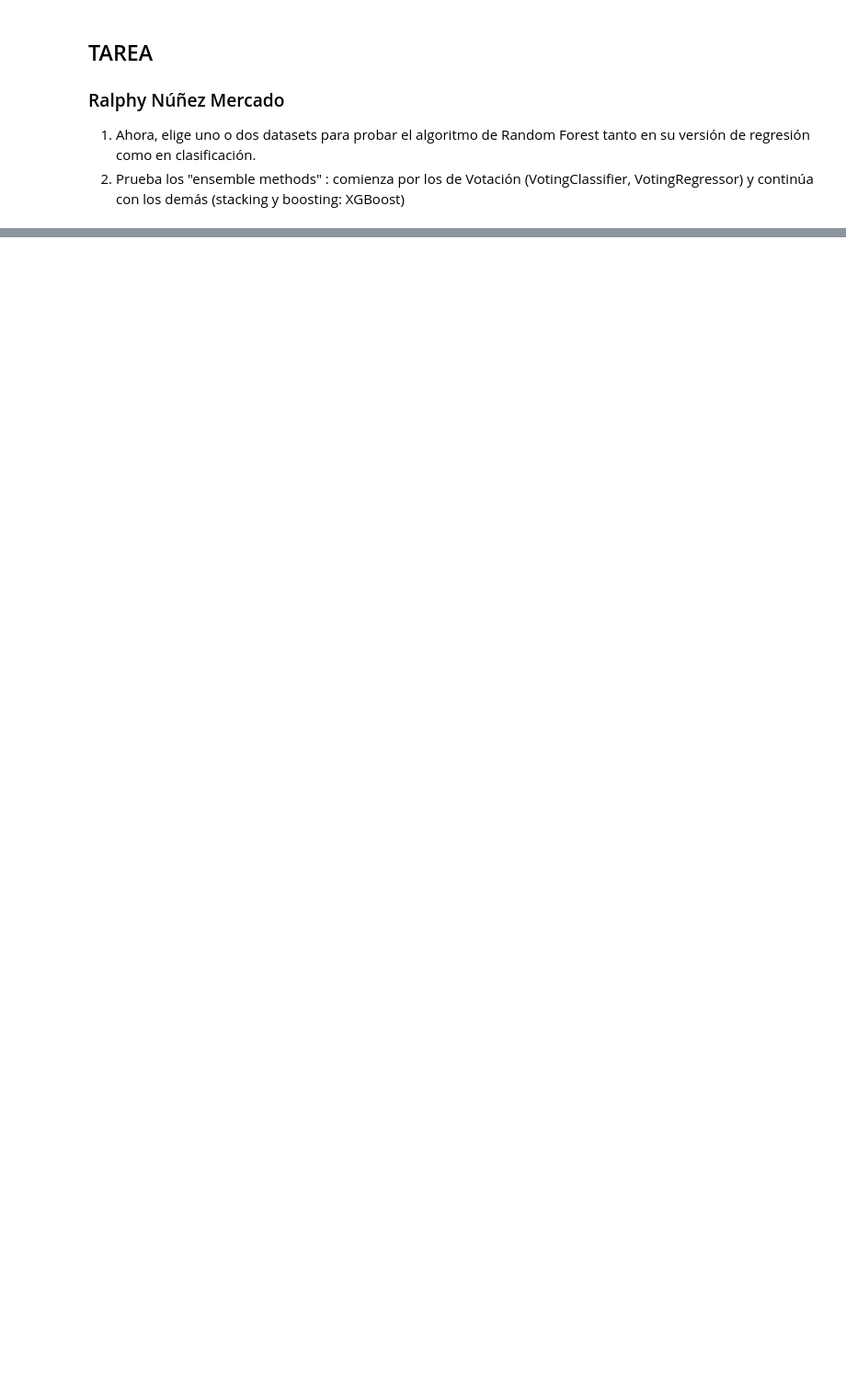
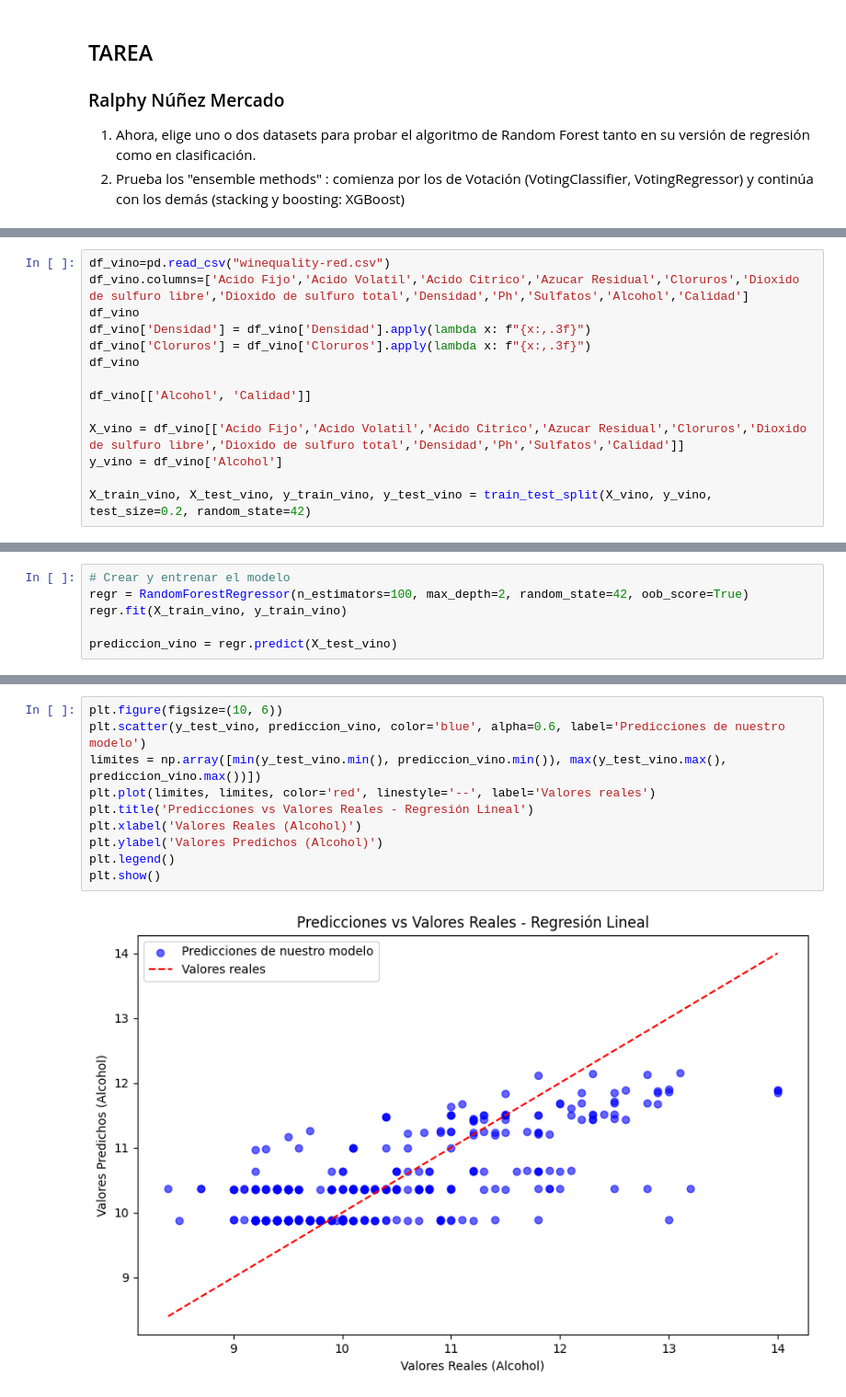
Before and after one commit to RalphNM1/InteligenciaArtificial, a Jupyter notebook: Ejercicios/RandomForest/random_forest.ipynb, the cells around one changed output, grey strips where cells are left out. Shown: that part at 92% size. Saved outputs shown, nothing was run; the diff lists cells and outputs as text; blank space fills up the shorter version.

```diff
--- a/Ejercicios/RandomForest/random_forest.ipynb
+++ b/Ejercicios/RandomForest/random_forest.ipynb
@@ -141,0 +32,14 @@ Please also refer to the documentation for alternative solver options:
+# %%
+df_vino=pd.read_csv("winequality-red.csv")
+df_vino.columns=['Acido Fijo','Acido Volatil','Acido Citrico','Azucar Residual','Cloruros','Dioxido de sulfuro libre','Dioxido de sulfuro total','Densidad','Ph','Sulfatos','Alcohol','Calidad']
+df_vino
+df_vino['Densidad'] = df_vino['Densidad'].apply(lambda x: f"{x:,.3f}")
+df_vino['Cloruros'] = df_vino['Cloruros'].apply(lambda x: f"{x:,.3f}")
+df_vino
+
+df_vino[['Alcohol', 'Calidad']]
+
+X_vino = df_vino[['Acido Fijo','Acido Volatil','Acido Citrico','Azucar Residual','Cloruros','Dioxido de sulfuro libre','Dioxido de sulfuro total','Densidad','Ph','Sulfatos','Calidad']]
+y_vino = df_vino['Alcohol']
+
+X_train_vino, X_test_vino, y_train_vino, y_test_vino = train_test_split(X_vino, y_vino, test_size=0.2, random_state=42)
@@ -141,0 +48,6 @@ Please also refer to the documentation for alternative solver options:
+# %%
+# Crear y entrenar el modelo
+regr = RandomForestRegressor(n_estimators=100, max_depth=2, random_state=42, oob_score=True)
+regr.fit(X_train_vino, y_train_vino)
+
+prediccion_vino = regr.predict(X_test_vino)
@@ -141,0 +73,12 @@ Please also refer to the documentation for alternative solver options:
+# %%
+plt.figure(figsize=(10, 6))
+plt.scatter(y_test_vino, prediccion_vino, color='blue', alpha=0.6, label='Predicciones de nuestro modelo')
+limites = np.array([min(y_test_vino.min(), prediccion_vino.min()), max(y_test_vino.max(), prediccion_vino.max())])
+plt.plot(limites, limites, color='red', linestyle='--', label='Valores reales')
+plt.title('Predicciones vs Valores Reales - Regresión Lineal')
+plt.xlabel('Valores Reales (Alcohol)')
+plt.ylabel('Valores Predichos (Alcohol)')
+plt.legend()
+plt.show()
+# %% [output]
+[figure, added]
```
Also changed, not shown: parts of 61 cells of this notebook, 1 other file.
